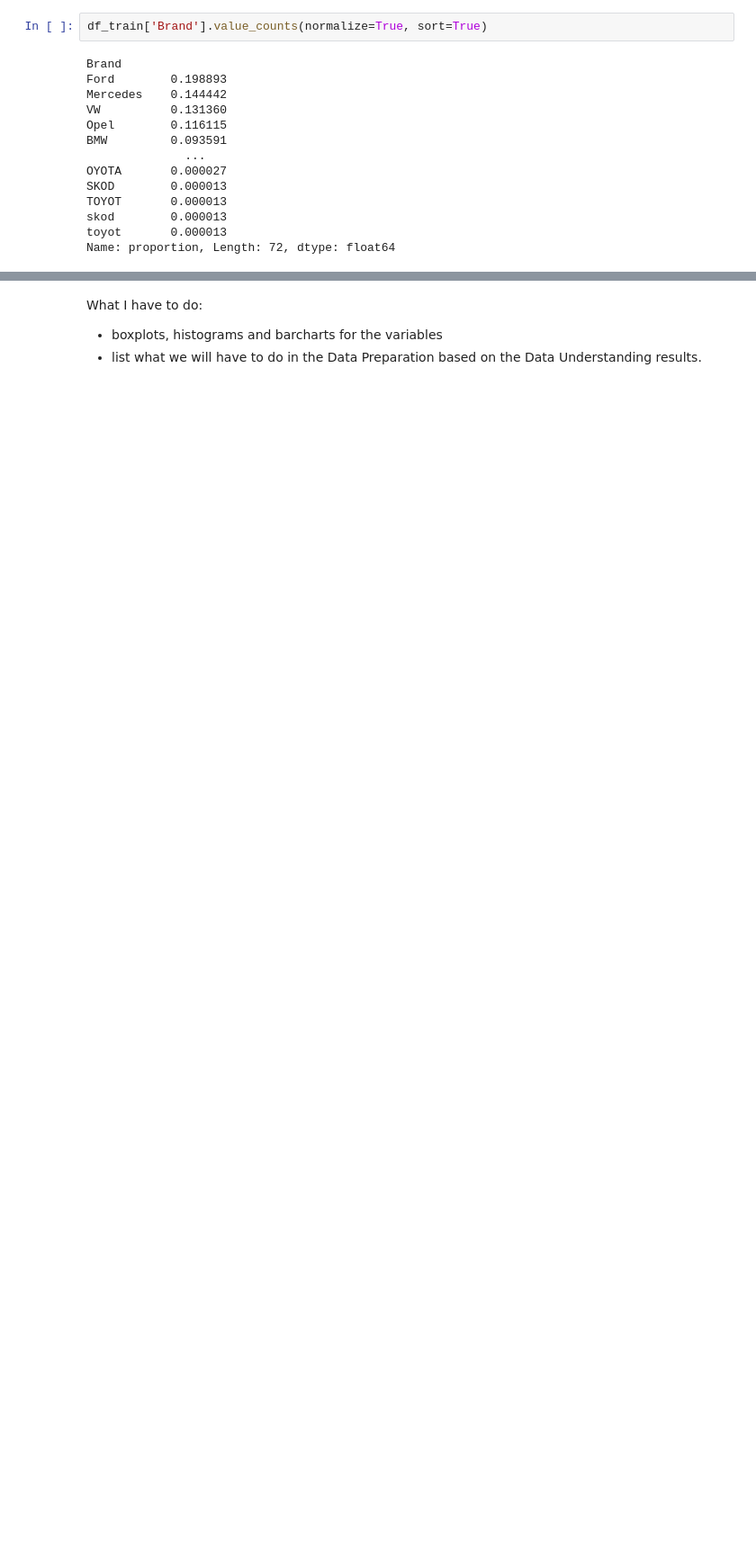
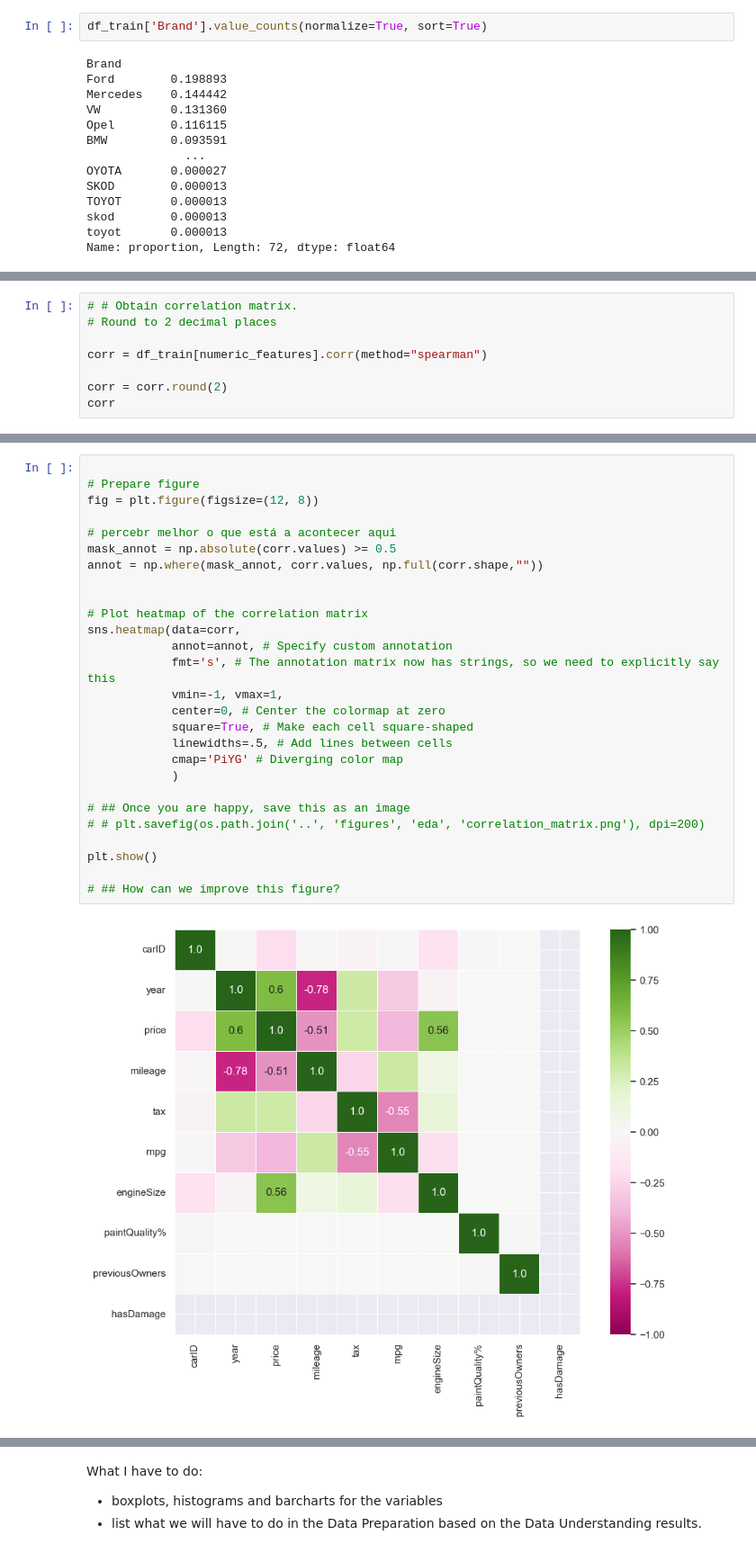
Before and after one commit to barbara-sousa-franco/Machine-Learning-Project, a Jupyter notebook: Deliverable 1.ipynb, the cells around one changed output, grey strips where cells are left out. Shown at 90% size. Cells and saved outputs as stored; diff of their text form; blank space fills up the shorter version.

```diff
--- a/Deliverable 1.ipynb
+++ b/Deliverable 1.ipynb
@@ -306,0 +355,8 @@ Name: proportion, Length: 72, dtype: float64
+# %%
+# # Obtain correlation matrix.
+# Round to 2 decimal places
+
+corr = df_train[numeric_features].corr(method="spearman")
+
+corr = corr.round(2)
+corr
@@ -306,0 +375,29 @@ Name: proportion, Length: 72, dtype: float64
+# %%
+
+# Prepare figure
+fig = plt.figure(figsize=(12, 8))
+
+# percebr melhor o que está a acontecer aqui
+mask_annot = np.absolute(corr.values) >= 0.5
+annot = np.where(mask_annot, corr.values, np.full(corr.shape,""))
+
+
+# Plot heatmap of the correlation matrix
+sns.heatmap(data=corr,
+            annot=annot, # Specify custom annotation
+            fmt='s', # The annotation matrix now has strings, so we need to explicitly say this
+            vmin=-1, vmax=1,
+            center=0, # Center the colormap at zero
+            square=True, # Make each cell square-shaped
+            linewidths=.5, # Add lines between cells
+            cmap='PiYG' # Diverging color map
+            )
+
+# ## Once you are happy, save this as an image
+# # plt.savefig(os.path.join('..', 'figures', 'eda', 'correlation_matrix.png'), dpi=200)
+
+plt.show()
+
+# ## How can we improve this figure?
+# %% [output]
+[figure, added]
```
Also changed, not shown: parts of 13 cells of this notebook.
